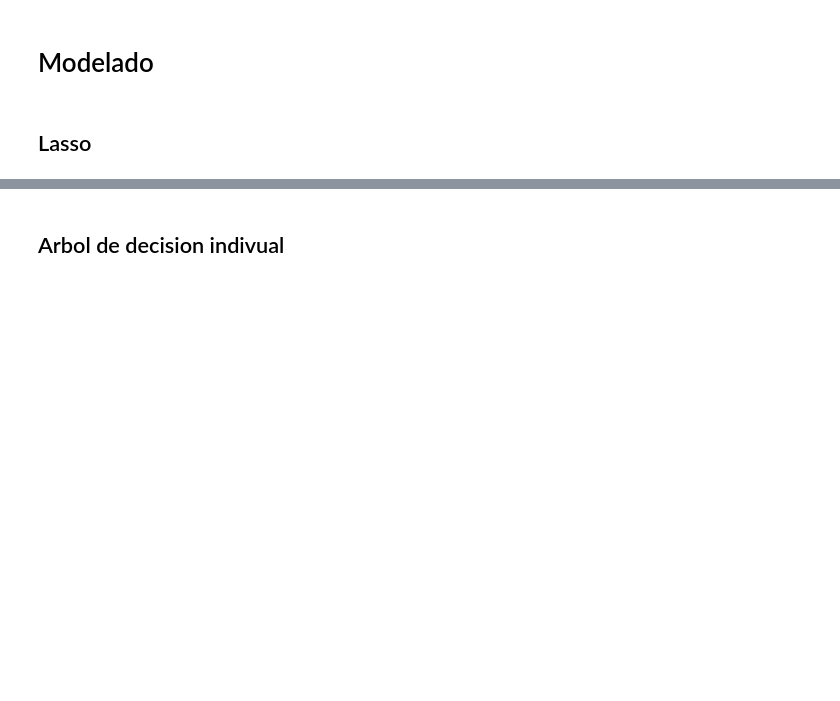
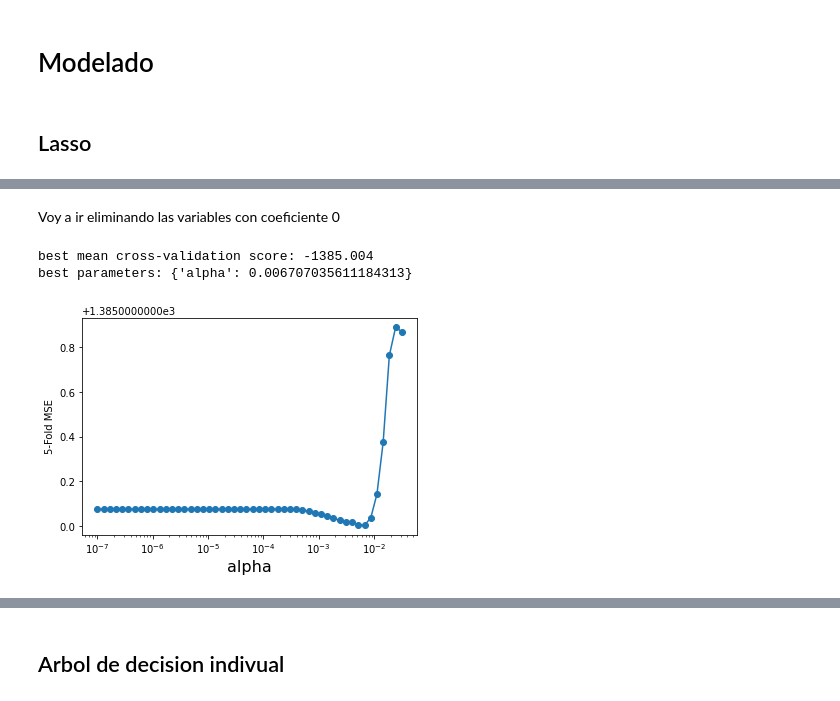
Before and after one commit to tuky-g/Bootcamp_BD-AI-ML, a Jupyter notebook: 9-Machine_learning/PracticaML_MartaG.ipynb, the cells around one changed output, grey strips where cells are left out. Cells and saved outputs as stored; diff of their text form; code cells hidden in the pictures; blank space fills up the shorter version.

```diff
--- a/9-Machine_learning/PracticaML_MartaG.ipynb
+++ b/9-Machine_learning/PracticaML_MartaG.ipynb
@@ -599,2 +636,29 @@ best parameters: {'alpha': 0.46415888336127725}
+# %% [markdown]
+Voy a ir eliminando las variables con coeficiente 0
+# %%
+selected_lasso=['Host Since','Security Deposit','Availability 60','Availability 90','Availability 365',
+               'Number of Reviews','Number of Reviews','First ReviewLast', 'Num Host Verifications','Property Type_encoded',
+                'Calendar Updated_encoded']
+# %%
+X_train_lasso=X_train[:,~feature_names.isin(selected_lasso)]
+# %%
+alpha_vector =  np.logspace(-7,-1.5,50)
+param_grid = {'alpha': alpha_vector }
+grid = GridSearchCV(Lasso(), scoring= 'neg_mean_squared_error', param_grid=param_grid, cv = 5)
+grid.fit(X_train_lasso, y_train)
+print("best mean cross-validation score: {:.3f}".format(grid.best_score_))
+print("best parameters: {}".format(grid.best_params_))
+
+
+scores = -1*np.array(grid.cv_results_['mean_test_score'])
+plt.semilogx(alpha_vector,scores,'-o')
+plt.xlabel('alpha',fontsize=16)
+plt.ylabel('5-Fold MSE')
+# plt.ylim((1650, 1670))
+plt.show()
+# %% [output]
+best mean cross-validation score: -1385.004
+best parameters: {'alpha': 0.006707035611184313}
+[figure, added]
 # %%
 alpha_optimo = grid.best_params_['alpha']
```
Also changed, not shown: parts of 10 cells of this notebook.
